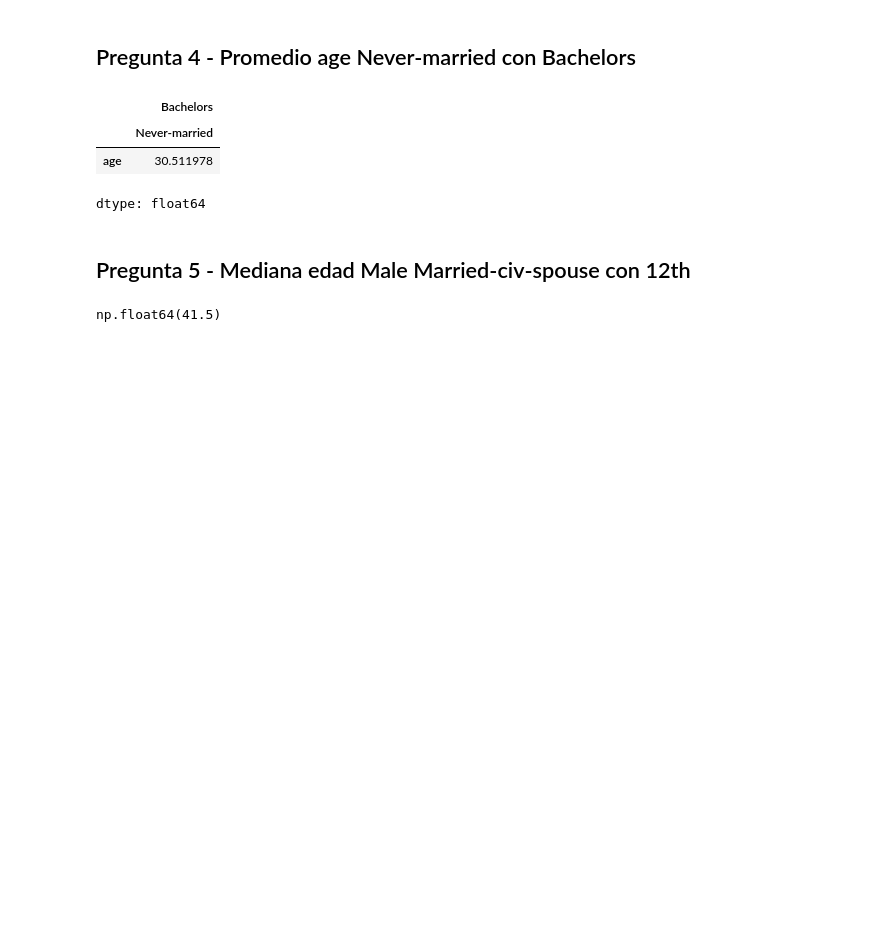
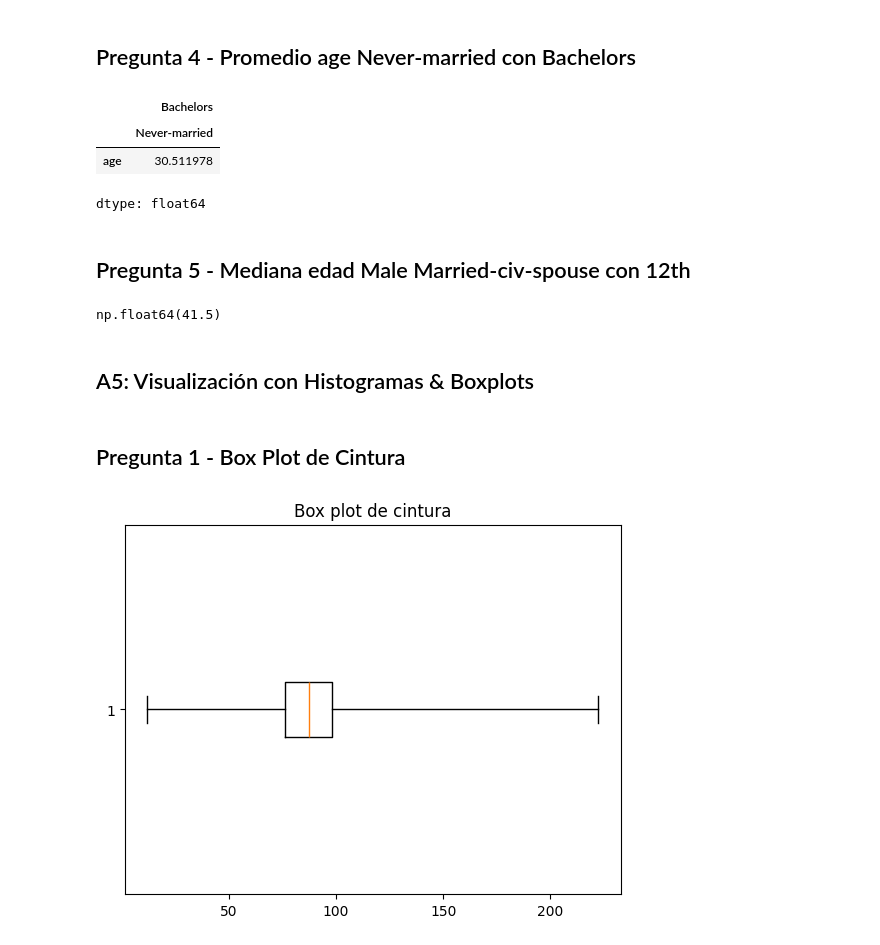
Before and after one commit to a00842247-alt/evidencies_2039_2026, a Jupyter notebook: Evidencias_de_las_Actividades.ipynb, the cells around one changed output. Saved outputs shown, nothing was run; the diff lists cells and outputs as text; code cells hidden in the pictures; blank space fills up the shorter version.

```diff
--- a/Evidencias_de_las_Actividades.ipynb
+++ b/Evidencias_de_las_Actividades.ipynb
@@ -62,3 +62,18 @@ pt5 = pd.pivot_table(
 pt5.loc[('12th', 'Married-civ-spouse'), ('age', 'Male')]
 # %% [output]
 np.float64(41.5)
+# %% [markdown]
+## A5: Visualización con Histogramas & Boxplots
+# %%
+import pandas as pd
+import matplotlib.pyplot as plt
+
+df = pd.read_csv('antropometria-dataset-1-1.csv')
+# %% [markdown]
+## Pregunta 1 - Box Plot de Cintura
+# %%
+plt.boxplot(df['cintura'].dropna(), vert=False, whis=(0, 100))
+plt.title('Box plot de cintura')
+plt.show()
+# %% [output]
+[figure, added]
```
Also changed, not shown: parts of 8 cells of this notebook.
